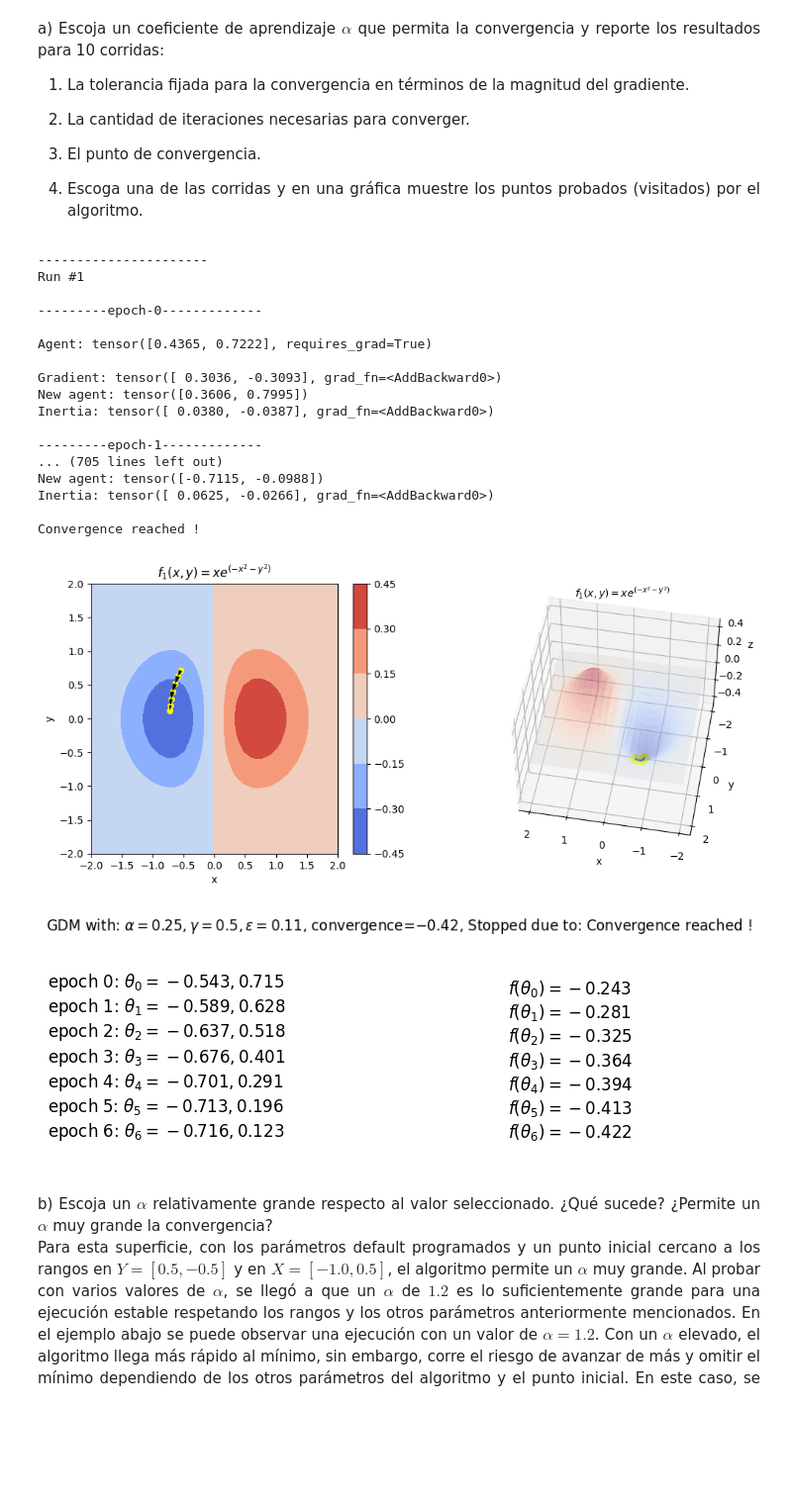
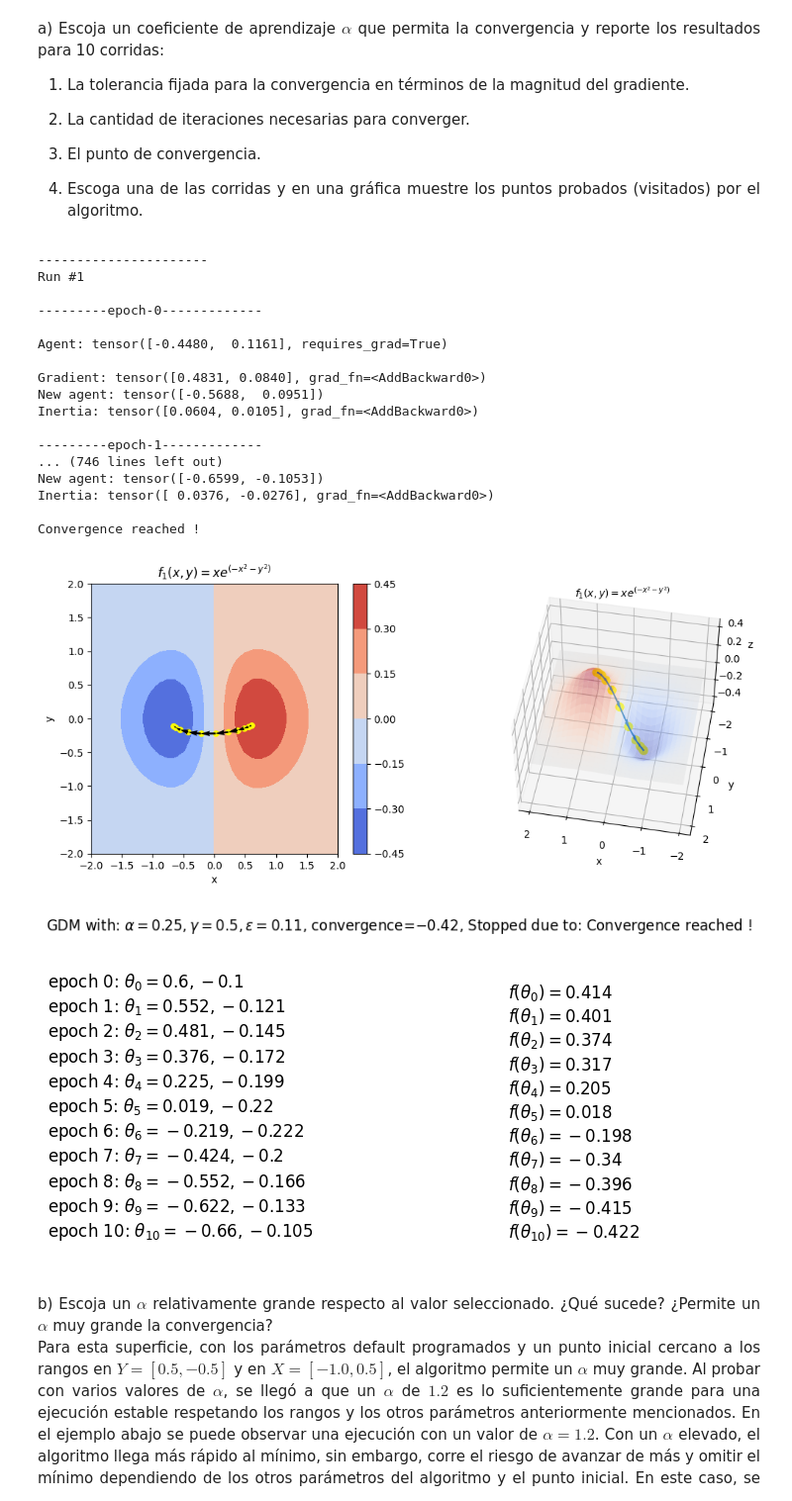
Before and after one commit to LD9797/Deep-Learning-Ground, a Jupyter notebook: TP1/TP1_Book.ipynb, the cells around one changed output. Shown at 99% size. Saved outputs shown, nothing was run; the diff lists cells and outputs as text; code cells hidden in the pictures; blank space fills up the shorter version.

```diff
--- a/TP1/TP1_Book.ipynb
+++ b/TP1/TP1_Book.ipynb
@@ -179,8 +179,8 @@ for run in range(runs):
 run = random.randint(0, runs - 1)
 
 #  Example execution:
-#  init_position = torch.Tensor([0.5, -0.23])
-#  thetas, message = gradient_descent_momentum(init_position, epochs=epochs, alpha=alpha, momentum=gamma, epsilon=epsilon, convergence=convergence)
+init_position = torch.Tensor([0.6, -0.1])
+thetas, message = gradient_descent_momentum(init_position, epochs=epochs, alpha=alpha, momentum=0, epsilon=epsilon, convergence=convergence)
 #  title = "GDM with: $\\alpha=" + str(alpha) + ", \\gamma=" + str(gamma) + ", \\epsilon=" + str(epsilon) + "$" + ", convergence=$" + str(convergence) + "$" + \
 #        ", Stopped due to: " + message
 # %% [output]
@@ -189,28 +189,28 @@ Run #1
 
 ---------epoch-0-------------
 
-Agent: tensor([0.4365, 0.7222], requires_grad=True)
+Agent: tensor([-0.4480,  0.1161], requires_grad=True)
 
-Gradient: tensor([ 0.3036, -0.3093], grad_fn=<AddBackward0>)
-New agent: tensor([0.3606, 0.7995])
-Inertia: tensor([ 0.0380, -0.0387], grad_fn=<AddBackward0>)
+Gradient: tensor([0.4831, 0.0840], grad_fn=<AddBackward0>)
+New agent: tensor([-0.5688,  0.0951])
+Inertia: tensor([0.0604, 0.0105], grad_fn=<AddBackward0>)
 
 ---------epoch-1-------------
-... (705 lines left out)
-New agent: tensor([-0.7115, -0.0988])
-Inertia: tensor([ 0.0625, -0.0266], grad_fn=<AddBackward0>)
+... (746 lines left out)
+New agent: tensor([-0.6599, -0.1053])
+Inertia: tensor([ 0.0376, -0.0276], grad_fn=<AddBackward0>)
 
 Convergence reached !
 # %%
 #  Plot separated so that console prints are not shown alongside !!
-thetas, message = results[run]
+#  thetas, message = results[run]
 title = "GDM with: $\\alpha=" + str(alpha) + ", \\gamma=" + str(gamma) + ", \\epsilon=" + str(epsilon) + "$" + ", convergence=$" + str(convergence) + "$" + \
         ", Stopped due to: " + message
 plot(thetas, title)
 # %% [output]
-[figure, old version]
+[figure, new version]
 [figure]
-[figure, old version]
+[figure, new version]
 # %% [markdown]
 <div style="text-align: justify; font-size:15px">
 b) Escoja un $\alpha$ relativamente grande respecto al valor seleccionado. ¿Qué sucede? ¿Permite un $\alpha$ muy grande la convergencia?
```
Also changed, not shown: parts of 4 cells of this notebook.
